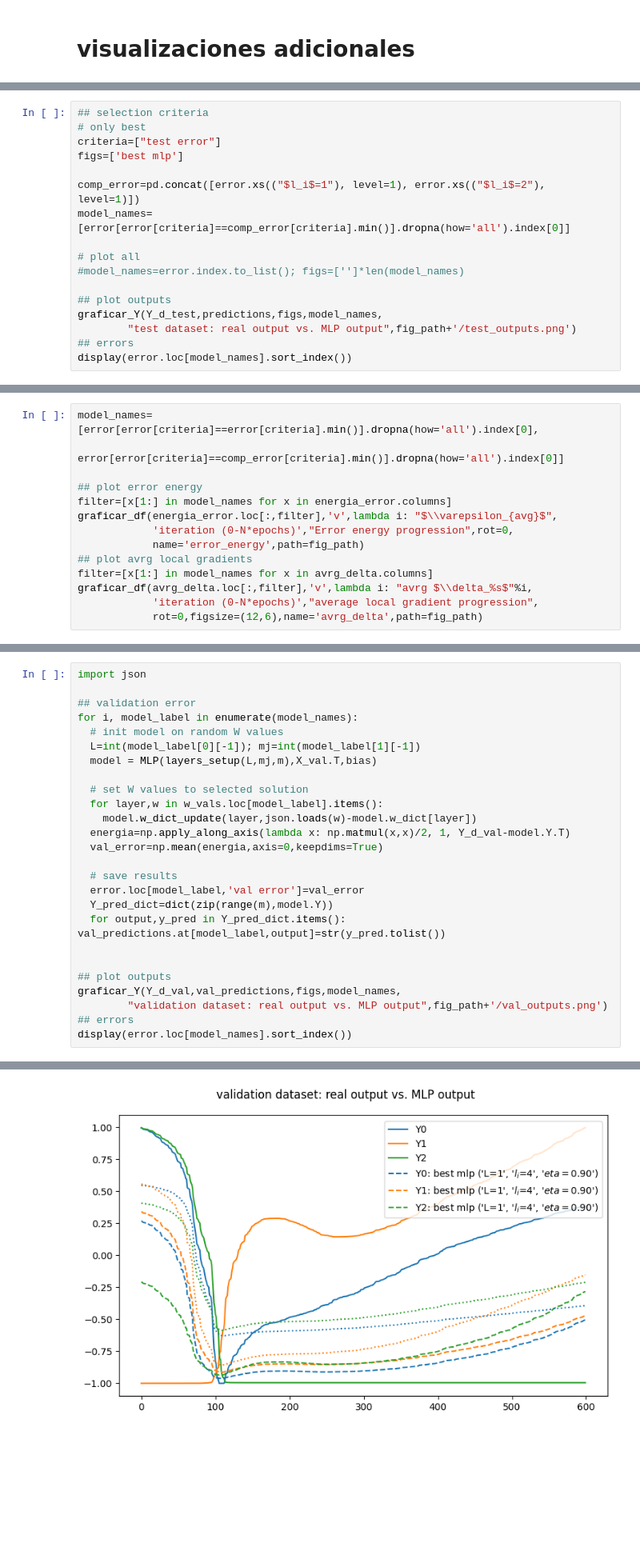
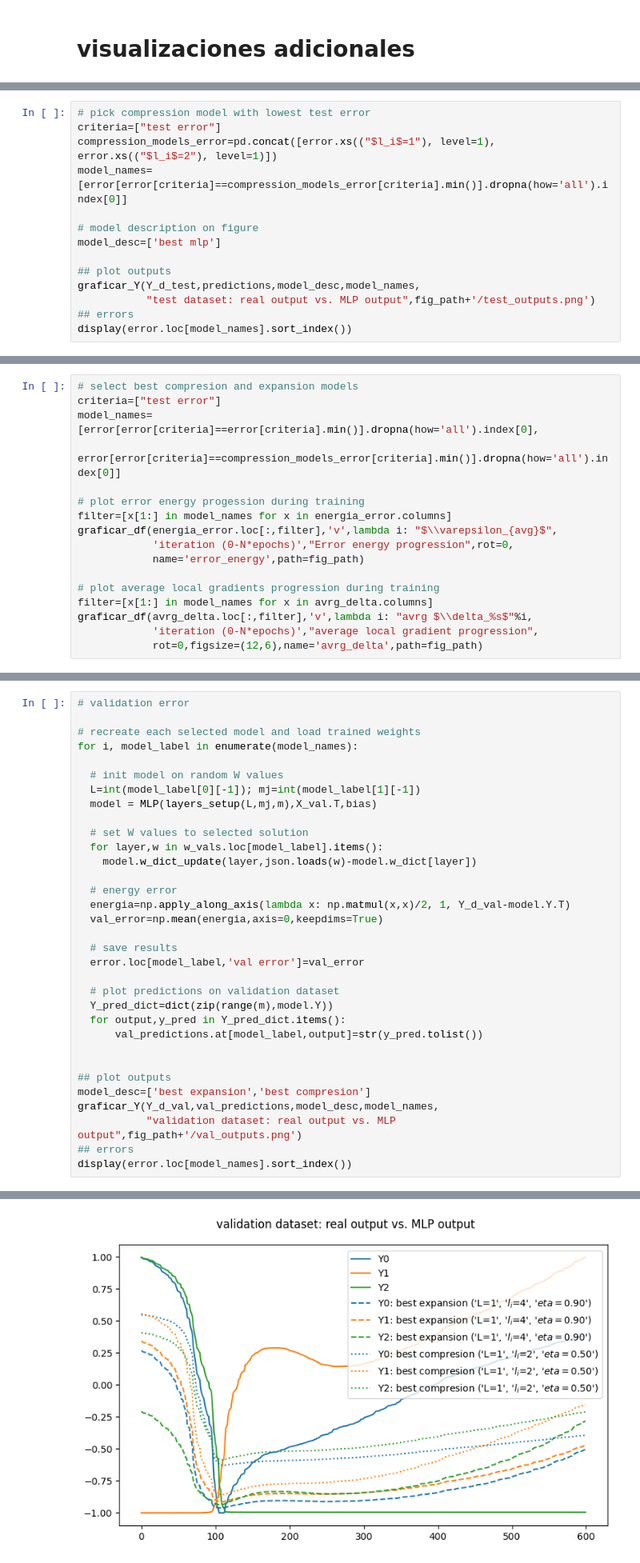
Before and after one commit to asgutierrt/Introduction_to_IA, a Jupyter notebook: neural_networks/autoencoder_mlp.ipynb, the cells around one changed output, grey strips where cells are left out. Shown at 80% size. Drawn from its saved outputs; the diff is of its cells as text; blank space fills up the shorter version.

```diff
--- a/neural_networks/autoencoder_mlp.ipynb
+++ b/neural_networks/autoencoder_mlp.ipynb
@@ -405,19 +489,16 @@ display(error.loc[model_names].sort_index())
 [figure]
 # %%
-## selection criteria
-# only best
+# pick compression model with lowest test error
 criteria=["test error"]
-figs=['best mlp']
+compression_models_error=pd.concat([error.xs(("$l_i$=1"), level=1), error.xs(("$l_i$=2"), level=1)])
+model_names=[error[error[criteria]==compression_models_error[criteria].min()].dropna(how='all').index[0]]
 
-comp_error=pd.concat([error.xs(("$l_i$=1"), level=1), error.xs(("$l_i$=2"), level=1)])
-model_names=[error[error[criteria]==comp_error[criteria].min()].dropna(how='all').index[0]]
-
-# plot all
-#model_names=error.index.to_list(); figs=['']*len(model_names)
+# model description on figure
+model_desc=['best mlp']
 
 ## plot outputs
-graficar_Y(Y_d_test,predictions,figs,model_names,
-        "test dataset: real output vs. MLP output",fig_path+'/test_outputs.png')
+graficar_Y(Y_d_test,predictions,model_desc,model_names,
+           "test dataset: real output vs. MLP output",fig_path+'/test_outputs.png')
 ## errors
 display(error.loc[model_names].sort_index())
 # %% [output]
@@ -427,14 +508,17 @@ display(error.loc[model_names].sort_index())
 [figure]
 # %%
+# select best compresion and expansion models
+criteria=["test error"]
 model_names=[error[error[criteria]==error[criteria].min()].dropna(how='all').index[0],
-             error[error[criteria]==comp_error[criteria].min()].dropna(how='all').index[0]]
+             error[error[criteria]==compression_models_error[criteria].min()].dropna(how='all').index[0]]
 
-## plot error energy
+# plot error energy progession during training
 filter=[x[1:] in model_names for x in energia_error.columns]
 graficar_df(energia_error.loc[:,filter],'v',lambda i: "$\\varepsilon_{avg}$",
             'iteration (0-N*epochs)',"Error energy progression",rot=0,
             name='error_energy',path=fig_path)
-## plot avrg local gradients
+
+# plot average local gradients progression during training
 filter=[x[1:] in model_names for x in avrg_delta.columns]
 graficar_df(avrg_delta.loc[:,filter],'v',lambda i: "avrg $\\delta_%s$"%i,
             'iteration (0-N*epochs)',"average local gradient progression",
@@ -443,10 +527,11 @@ graficar_df(avrg_delta.loc[:,filter],'v',lambda i: "avrg $\\delta_%s$"%i,
 [figure]
 [figure]
 # %%
-import json
+# validation error
 
-## validation error
+# recreate each selected model and load trained weights
 for i, model_label in enumerate(model_names):
+
   # init model on random W values
   L=int(model_label[0][-1]); mj=int(model_label[1][-1])
   model = MLP(layers_setup(L,mj,m),X_val.T,bias)
@@ -454,18 +539,24 @@ for i, model_label in enumerate(model_names):
   # set W values to selected solution
   for layer,w in w_vals.loc[model_label].items():
     model.w_dict_update(layer,json.loads(w)-model.w_dict[layer])
+
+  # energy error
   energia=np.apply_along_axis(lambda x: np.matmul(x,x)/2, 1, Y_d_val-model.Y.T)
   val_error=np.mean(energia,axis=0,keepdims=True)
 
   # save results
   error.loc[model_label,'val error']=val_error
+
+  # plot predictions on validation dataset
   Y_pred_dict=dict(zip(range(m),model.Y))
-  for output,y_pred in Y_pred_dict.items(): val_predictions.at[model_label,output]=str(y_pred.tolist())
+  for output,y_pred in Y_pred_dict.items():
+      val_predictions.at[model_label,output]=str(y_pred.tolist())
 
 
 ## plot outputs
-graficar_Y(Y_d_val,val_predictions,figs,model_names,
-        "validation dataset: real output vs. MLP output",fig_path+'/val_outputs.png')
+model_desc=['best expansion','best compresion']
+graficar_Y(Y_d_val,val_predictions,model_desc,model_names,
+           "validation dataset: real output vs. MLP output",fig_path+'/val_outputs.png')
 ## errors
 display(error.loc[model_names].sort_index())
 # %% [output]
@@ -476 +567 @@ display(error.loc[model_names].sort_index())
-[figure, old version]
+[figure, new version]
```
Also changed, not shown: parts of 29 cells of this notebook.
